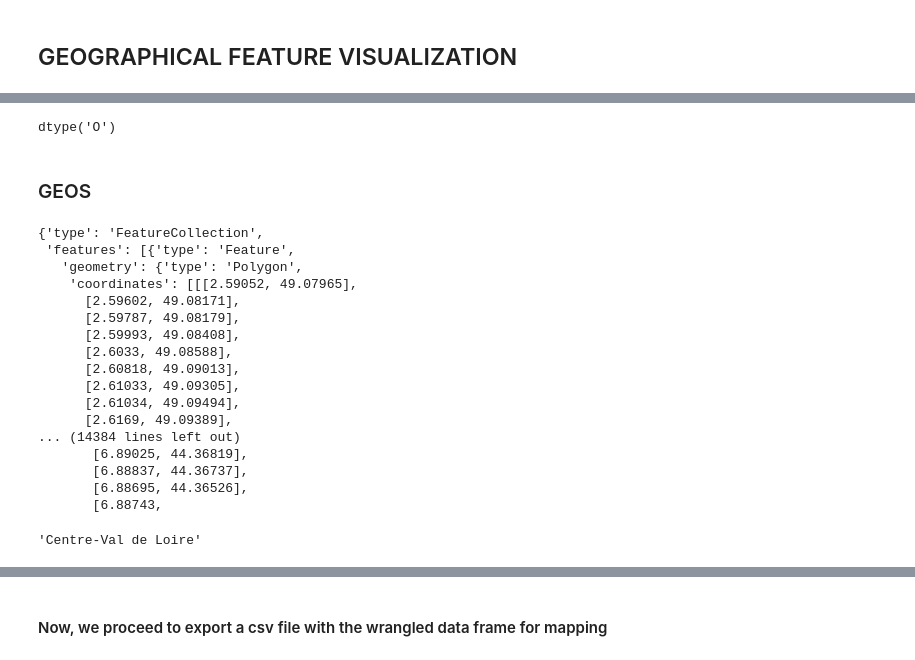
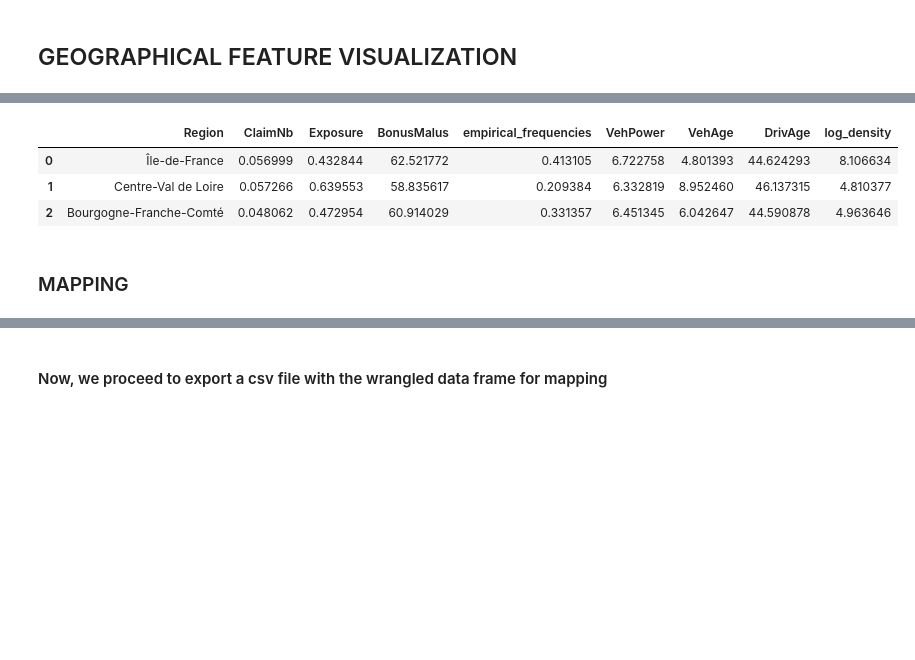
Before and after one commit to JulianTrufero/Claims-Frequency-Predicitons, a Jupyter notebook: Notebooks/claims_maps.ipynb, the cells around one changed output, grey strips where cells are left out. Drawn from its saved outputs; the diff is of its cells as text; code cells hidden in the pictures; blank space fills up the shorter version.

```diff
--- a/Notebooks/claims_maps.ipynb
+++ b/Notebooks/claims_maps.ipynb
@@ -68,2 +72,2 @@ agrup = claimsdf.groupby('Region').agg({'ClaimNb': 'mean', 'Exposure': 'mean', '
 # %%
-agrup.reset_index(inplace=True)
+grouped.reset_index(inplace=True)
@@ -72,2 +76,2 @@ agrup
 # %%
-prueba = agrup.to_dict("records")
+prueba = grouped.to_dict("records")
@@ -114,4 +86,4 @@ nueva
 # %%
-agrup2 = pd.DataFrame(nueva)
+final_grouped = pd.DataFrame(nueva)
 # %%
-agrup2.drop_duplicates(inplace=True)
+final_grouped.drop_duplicates(inplace=True)
@@ -135,4 +89,0 @@ agrup2
-# %%
-agrup2.Region.dtypes
-# %% [output]
-dtype('O')
@@ -145,28 +90,15 @@ claimsdf['Region_'] = claimsdf.Region.map(dic_region)
+# %%
+final_grouped.head(3)
+# %% [output]
+|  | Region | ClaimNb | Exposure | BonusMalus | empirical_frequencies | VehPower | VehAge | DrivAge | log_density |
+| 0 | Île-de-France | 0.056999 | 0.432844 | 62.521772 | 0.413105 | 6.722758 | 4.801393 | 44.624293 | 8.106634 |
+| 1 | Centre-Val de Loire | 0.057266 | 0.639553 | 58.835617 | 0.209384 | 6.332819 | 8.952460 | 46.137315 | 4.810377 |
+| 2 | Bourgogne-Franche-Comté | 0.048062 | 0.472954 | 60.914029 | 0.331357 | 6.451345 | 6.042647 | 44.590878 | 4.963646 |
 # %% [markdown]
-### GEOS
+### MAPPING
 # %%
 import os
 geo_json = os.path.join("../../regions.geojson")
 
 with open (geo_json) as geo_file:
     geo_france =  json.load(geo_file)
-# %%
-geo_france
-# %% [output]
-{'type': 'FeatureCollection',
- 'features': [{'type': 'Feature',
-   'geometry': {'type': 'Polygon',
-    'coordinates': [[[2.59052, 49.07965],
-      [2.59602, 49.08171],
-      [2.59787, 49.08179],
-      [2.59993, 49.08408],
-      [2.6033, 49.08588],
-      [2.60818, 49.09013],
-      [2.61033, 49.09305],
-      [2.61034, 49.09494],
-      [2.6169, 49.09389],
-... (14384 lines left out)
-       [6.89025, 44.36819],
-       [6.88837, 44.36737],
-       [6.88695, 44.36526],
-       [6.88743,
@@ -184,5 +105 @@ print(gdf.crs)
-# %%
-geo_france["features"][1]["properties"]["nom"]
-# %% [output]
-'Centre-Val de Loire'
 # %%
```
Also changed, not shown: parts of 17 cells of this notebook, 2 other files.
